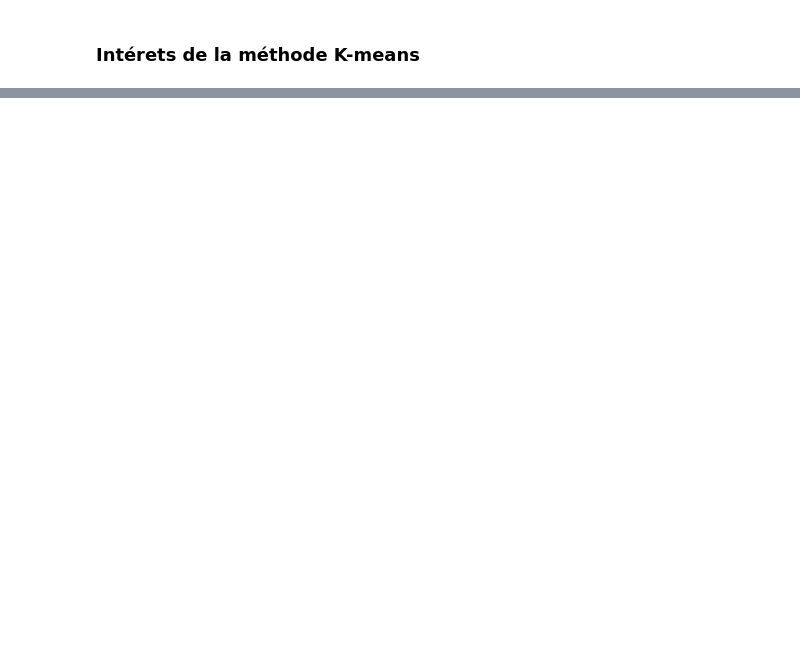
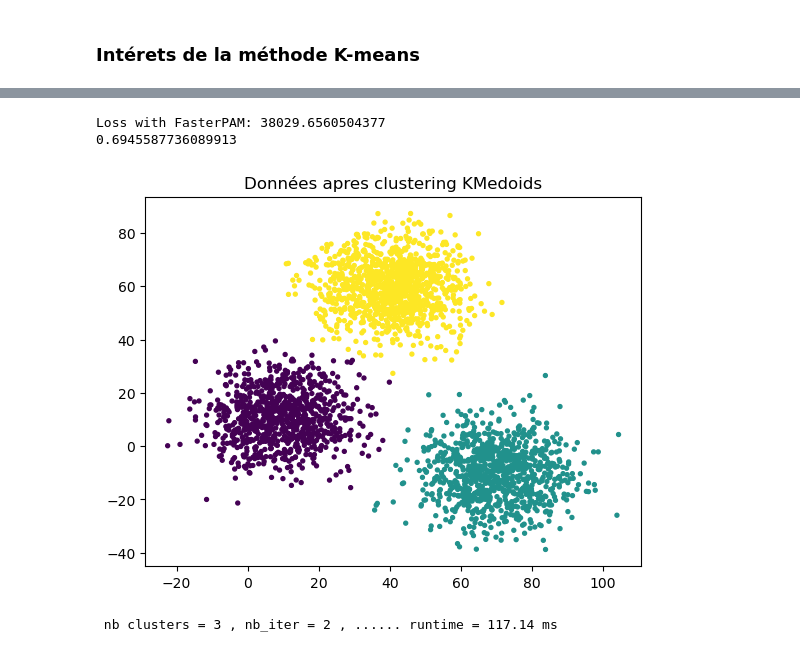
Before and after one commit to LudovicMocquais/ApprentissageNSTP, a Jupyter notebook: TP_ApprentissageNP.ipynb, the cells around one changed output, grey strips where cells are left out. Saved outputs shown, nothing was run; the diff lists cells and outputs as text; code cells hidden in the pictures; blank space fills up the shorter version.

```diff
--- a/TP_ApprentissageNP.ipynb
+++ b/TP_ApprentissageNP.ipynb
@@ -91,0 +94,18 @@ nv clusters = 3 , nb iter = 8 , ...... runtime =  36.87 ms
+# %%
+databrut3 = arff.loadarff(open(path+"spiral.arff",'r'))
+data3 = [[x[0],x[1]] for x in databrut3[0]]
+f0 = [f[0] for f in data3]
+f1 = [f[1] for f in data3]
+test(data3,f0,f1)
+
+databrut3 = arff.loadarff(open(path+"smile1.arff",'r'))
+data3 = [[x[0],x[1]] for x in databrut3[0]]
+f0 = [f[0] for f in data3]
+f1 = [f[1] for f in data3]
+test(data3,f0,f1)
+
+databrut3 = arff.loadarff(open(path+"smile2.arff",'r'))
+data3 = [[x[0],x[1]] for x in databrut3[0]]
+f0 = [f[0] for f in data3]
+f1 = [f[1] for f in data3]
+test(data3,f0,f1)
@@ -91,0 +125,30 @@ nv clusters = 3 , nb iter = 8 , ...... runtime =  36.87 ms
+# %%
+def test2(data,f0,f1):
+    tps1 = time.time()
+    k=3
+    distmatrix = euclidean_distances(data)
+    fp = kmedoids.fasterpam(distmatrix, k)
+    tps2 = time.time()
+    iter_kmed = fp.n_iter
+    labels_kmed = fp.labels
+    print('Loss with FasterPAM:', fp.loss)
+
+    print(metrics.silhouette_score(data,labels_kmed))
+    plt.scatter(f0,f1, c=labels_kmed, s=8)
+    plt.title("Données apres clustering KMedoids")
+    plt.show()
+    print(" nb clusters =",k,", nb_iter =",iter_kmed,", ...... runtime =", round((tps2-tps1)*1000,2),"ms")
+
+databrut = arff.loadarff(open(path+"xclara.arff", 'r'))
+data = [[x[0],x[1]] for x in databrut[0]]
+
+#Affichage 2D
+f0 = [f[0] for f in data]
+f1 = [f[1] for f in data]
+
+test2(data, f0,f1)
+# %% [output]
+Loss with FasterPAM: 38029.6560504377
+0.6945587736089913
+[figure, added]
+ nb clusters = 3 , nb_iter = 2 , ...... runtime = 117.14 ms
```
Also changed, not shown: parts of 6 cells of this notebook.
